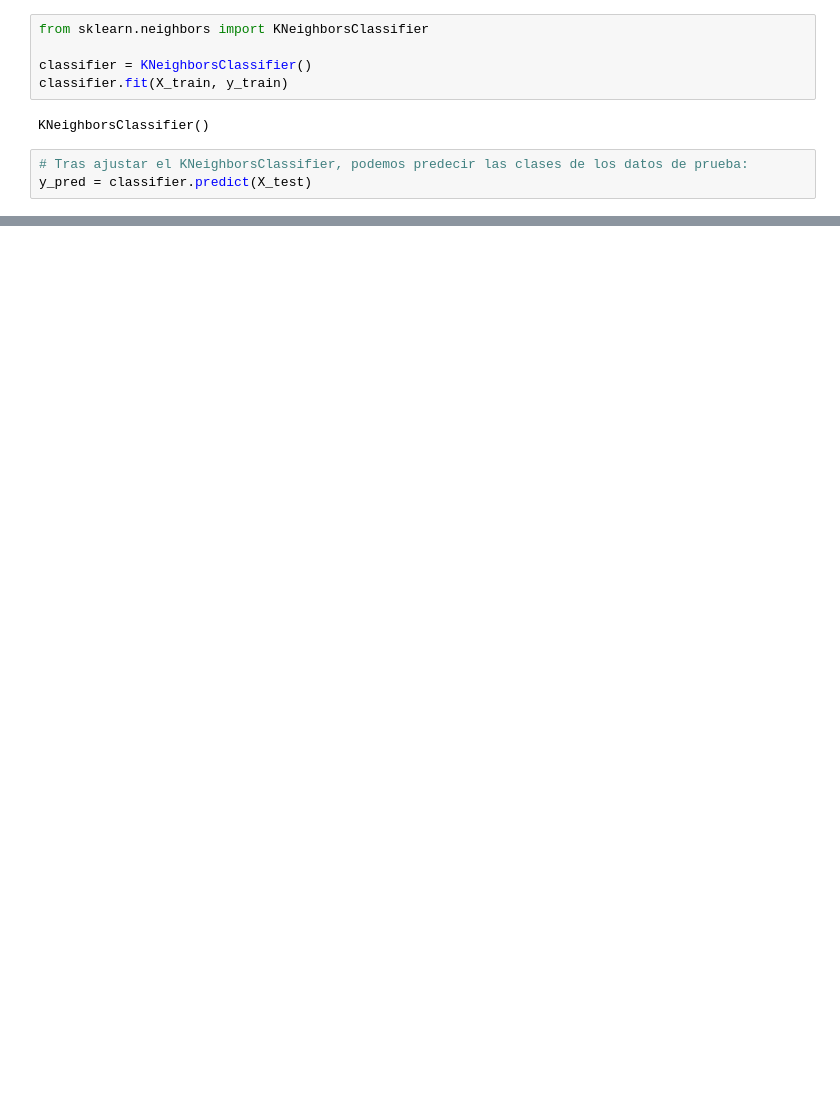
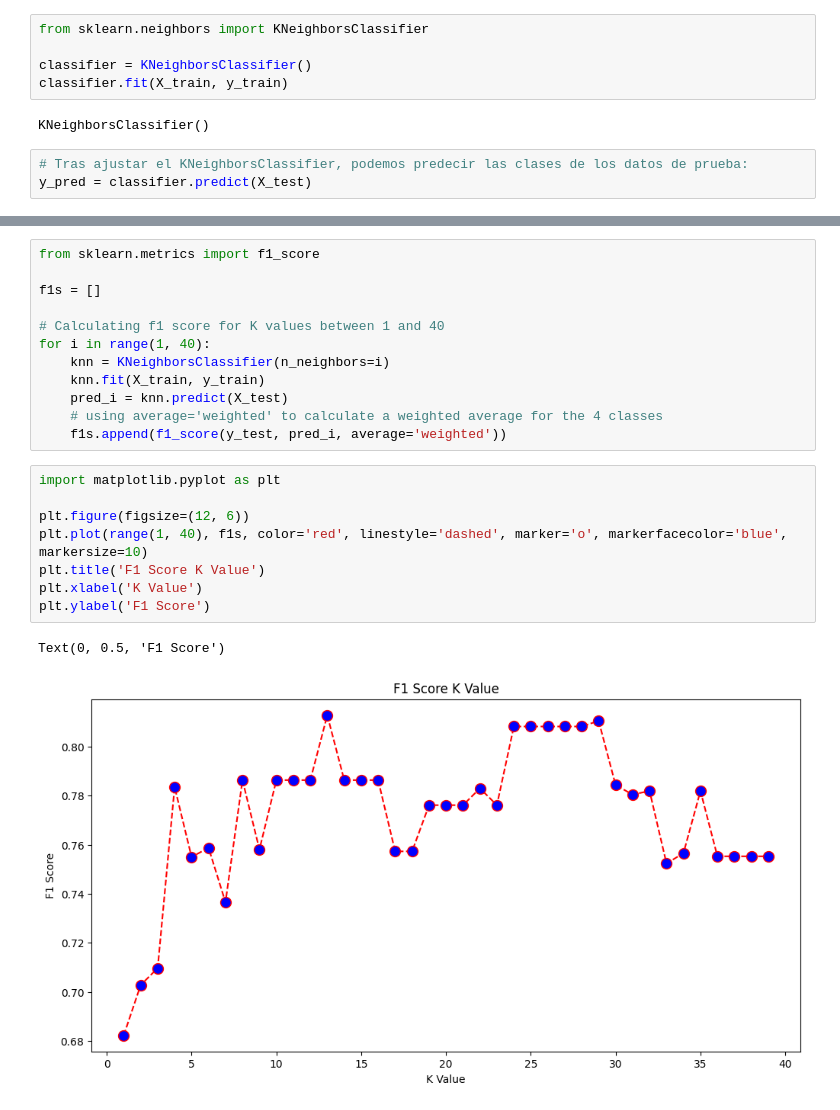
Before and after one commit to pau1ag/caso4, a Jupyter notebook: caso4.ipynb, the cells around one changed output, grey strips where cells are left out. Saved outputs shown, nothing was run; the diff lists cells and outputs as text; blank space fills up the shorter version.

```diff
--- a/caso4.ipynb
+++ b/caso4.ipynb
@@ -212,0 +187,23 @@ None 0.47333333333333333
+# %%
+from sklearn.metrics import f1_score
+
+f1s = []
+
+# Calculating f1 score for K values between 1 and 40
+for i in range(1, 40):
+    knn = KNeighborsClassifier(n_neighbors=i)
+    knn.fit(X_train, y_train)
+    pred_i = knn.predict(X_test)
+    # using average='weighted' to calculate a weighted average for the 4 classes
+    f1s.append(f1_score(y_test, pred_i, average='weighted'))
+# %%
+import matplotlib.pyplot as plt
+
+plt.figure(figsize=(12, 6))
+plt.plot(range(1, 40), f1s, color='red', linestyle='dashed', marker='o', markerfacecolor='blue', markersize=10)
+plt.title('F1 Score K Value')
+plt.xlabel('K Value')
+plt.ylabel('F1 Score')
+# %% [output]
+Text(0, 0.5, 'F1 Score')
+[figure, added]
```
Also changed, not shown: parts of 13 cells of this notebook.
